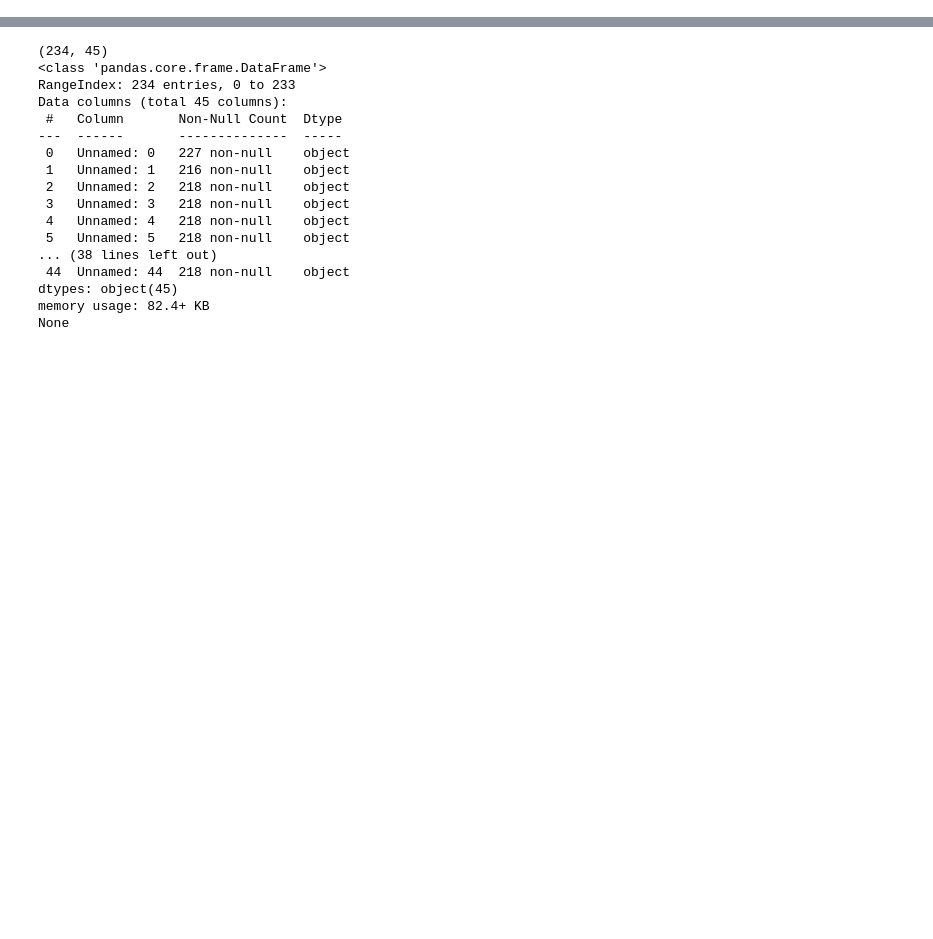
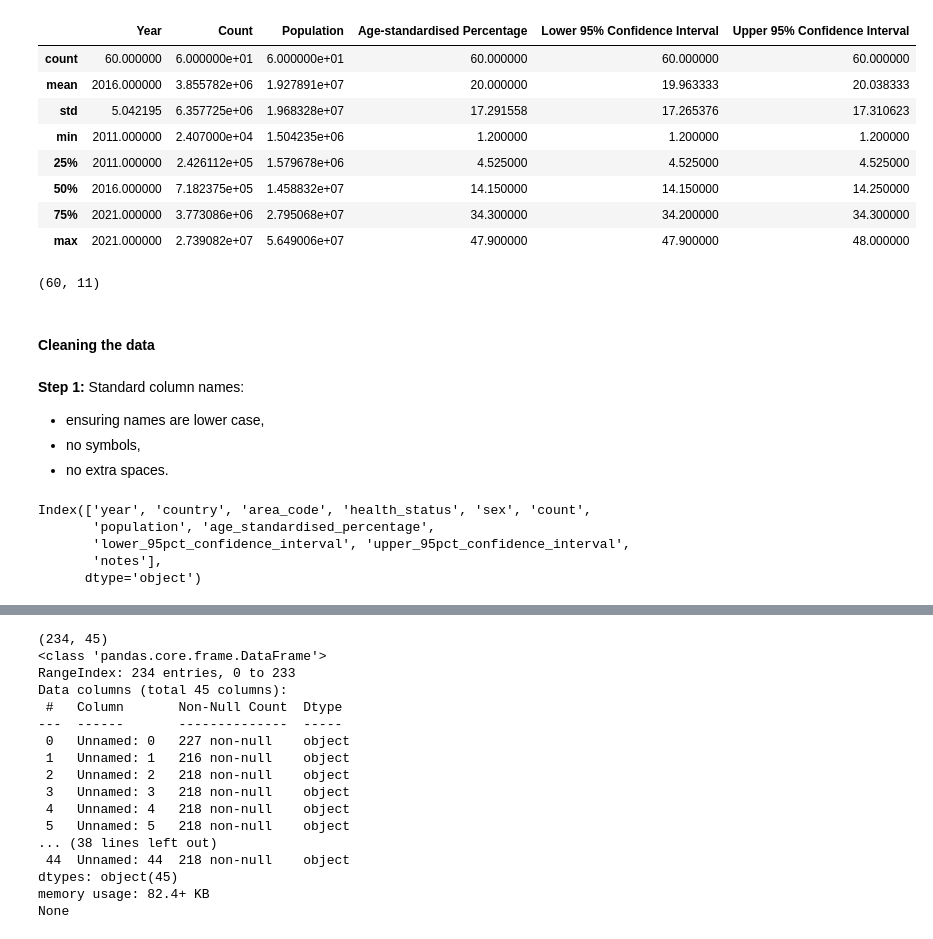
Before and after one commit to maymay238xx/Data-Science-Research-Project---Cisgender-and-Healthcare, a Jupyter notebook: notebooks/01-cleaning-reprocessing-notebook.ipynb, the cells around one changed output, grey strips where cells are left out. Saved outputs shown, nothing was run; the diff lists cells and outputs as text; code cells hidden in the pictures; blank space fills up the shorter version.

Commit message:
Replaced the ONS xlsx & added ONS data cleaning

```diff
--- a/notebooks/01-cleaning-reprocessing-notebook.ipynb
+++ b/notebooks/01-cleaning-reprocessing-notebook.ipynb
@@ -21,0 +24,4 @@ import numpy as np
+# %%
+file_path = "../data/raw/ons_general_health.xlsx"
+xls = pd.ExcelFile(file_path)
+xls.sheet_names
@@ -21,0 +46,5 @@ import numpy as np
+# %%
+# The Census dataset was loaded into a structured dataframe named census_health_sex to clearly distinguish it from other project datasets.
+census_health_sex = pd.read_excel(file_path, sheet_name="Table 1", skiprows=4)
+
+# The dataset did not begin at cell A1, so the header row was identified manually and the file was loaded by skipping the rows above the data table.
@@ -21,0 +83,39 @@ import numpy as np
+# %%
+census_health_sex.describe()
+# %% [output]
+|  | Year | Count | Population | Age-standardised Percentage | Lower 95% Confidence Interval | Upper 95% Confidence Interval |
+| count | 60.000000 | 6.000000e+01 | 6.000000e+01 | 60.000000 | 60.000000 | 60.000000 |
+| mean | 2016.000000 | 3.855782e+06 | 1.927891e+07 | 20.000000 | 19.963333 | 20.038333 |
+| std | 5.042195 | 6.357725e+06 | 1.968328e+07 | 17.291558 | 17.265376 | 17.310623 |
+| min | 2011.000000 | 2.407000e+04 | 1.504235e+06 | 1.200000 | 1.200000 | 1.200000 |
+| 25% | 2011.000000 | 2.426112e+05 | 1.579678e+06 | 4.525000 | 4.525000 | 4.525000 |
+| 50% | 2016.000000 | 7.182375e+05 | 1.458832e+07 | 14.150000 | 14.150000 | 14.250000 |
+| 75% | 2021.000000 | 3.773086e+06 | 2.795068e+07 | 34.300000 | 34.200000 | 34.300000 |
+| max | 2021.000000 | 2.739082e+07 | 5.649006e+07 | 47.900000 | 47.900000 | 48.000000 |
+# %%
+census_health_sex.shape
+# %% [output]
+(60, 11)
+# %% [markdown]
+#### Cleaning the data
+# %% [markdown]
+**Step 1:** Standard column names:
+- ensuring names are lower case,
+- no symbols,
+- no extra spaces.
+# %%
+census_health_sex.columns = (
+    census_health_sex.columns
+    .str.strip()
+    .str.lower()
+    .str.replace(" ", "_")
+    .str.replace("%", "pct")
+    .str.replace("-", "_")
+)
+census_health_sex.columns
+# %% [output]
+Index(['year', 'country', 'area_code', 'health_status', 'sex', 'count',
+       'population', 'age_standardised_percentage',
+       'lower_95pct_confidence_interval', 'upper_95pct_confidence_interval',
+       'notes'],
+      dtype='object')
```
Also changed, not shown: parts of 31 cells of this notebook, 1 other file.
